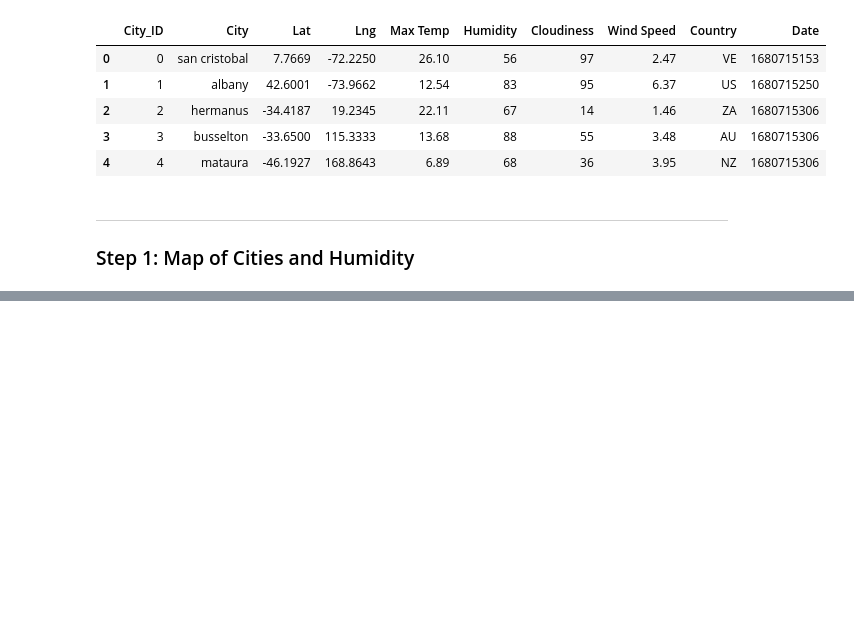
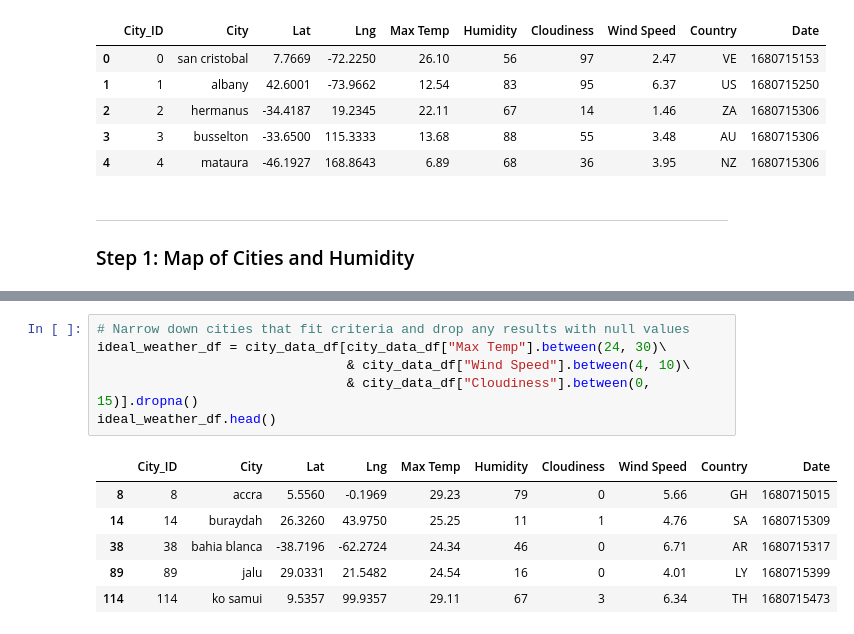
Before and after one commit to zachaa/python-api-challenge, a Jupyter notebook: VacationPy.ipynb, the cells around one changed output, grey strips where cells are left out. Cells and saved outputs as stored; diff of their text form; blank space fills up the shorter version.

```diff
--- a/VacationPy.ipynb
+++ b/VacationPy.ipynb
@@ -79 +51,14 @@ humidity_plot
+# %%
+# Narrow down cities that fit criteria and drop any results with null values
+ideal_weather_df = city_data_df[city_data_df["Max Temp"].between(24, 30)\
+                                & city_data_df["Wind Speed"].between(4, 10)\
+                                & city_data_df["Cloudiness"].between(0, 15)].dropna()
+ideal_weather_df.head()
+# %% [output]
+|  | City_ID | City | Lat | Lng | Max Temp | Humidity | Cloudiness | Wind Speed | Country | Date |
+| 8 | 8 | accra | 5.5560 | -0.1969 | 29.23 | 79 | 0 | 5.66 | GH | 1680715015 |
+| 14 | 14 | buraydah | 26.3260 | 43.9750 | 25.25 | 11 | 1 | 4.76 | SA | 1680715309 |
+| 38 | 38 | bahia blanca | -38.7196 | -62.2724 | 24.34 | 46 | 0 | 6.71 | AR | 1680715317 |
+| 89 | 89 | jalu | 29.0331 | 21.5482 | 24.54 | 16 | 0 | 4.01 | LY | 1680715399 |
+| 114 | 114 | ko samui | 9.5357 | 99.9357 | 29.11 | 67 | 3 | 6.34 | TH | 1680715473 |
 # %% [markdown]
```
Also changed, not shown: parts of 12 cells of this notebook.
